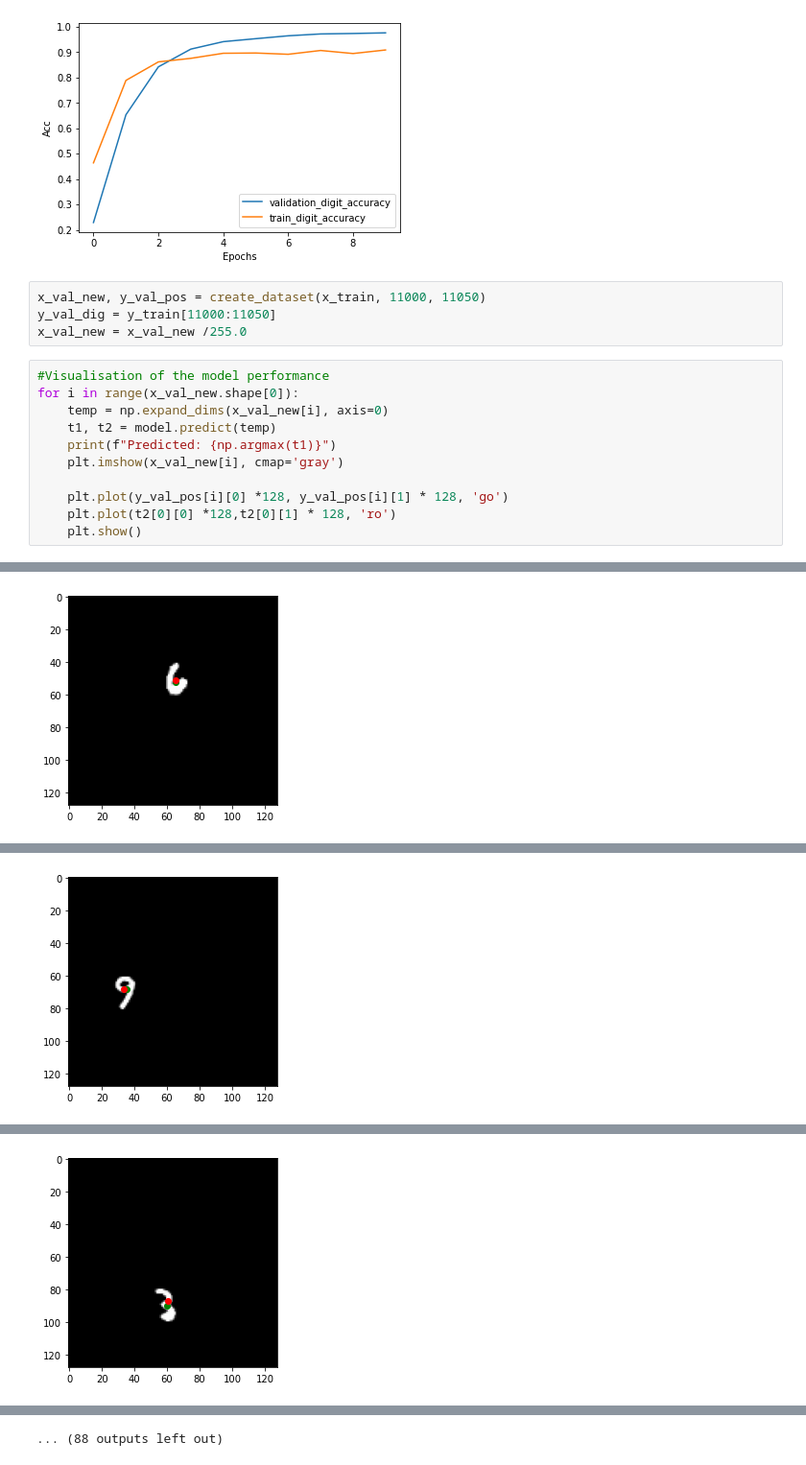
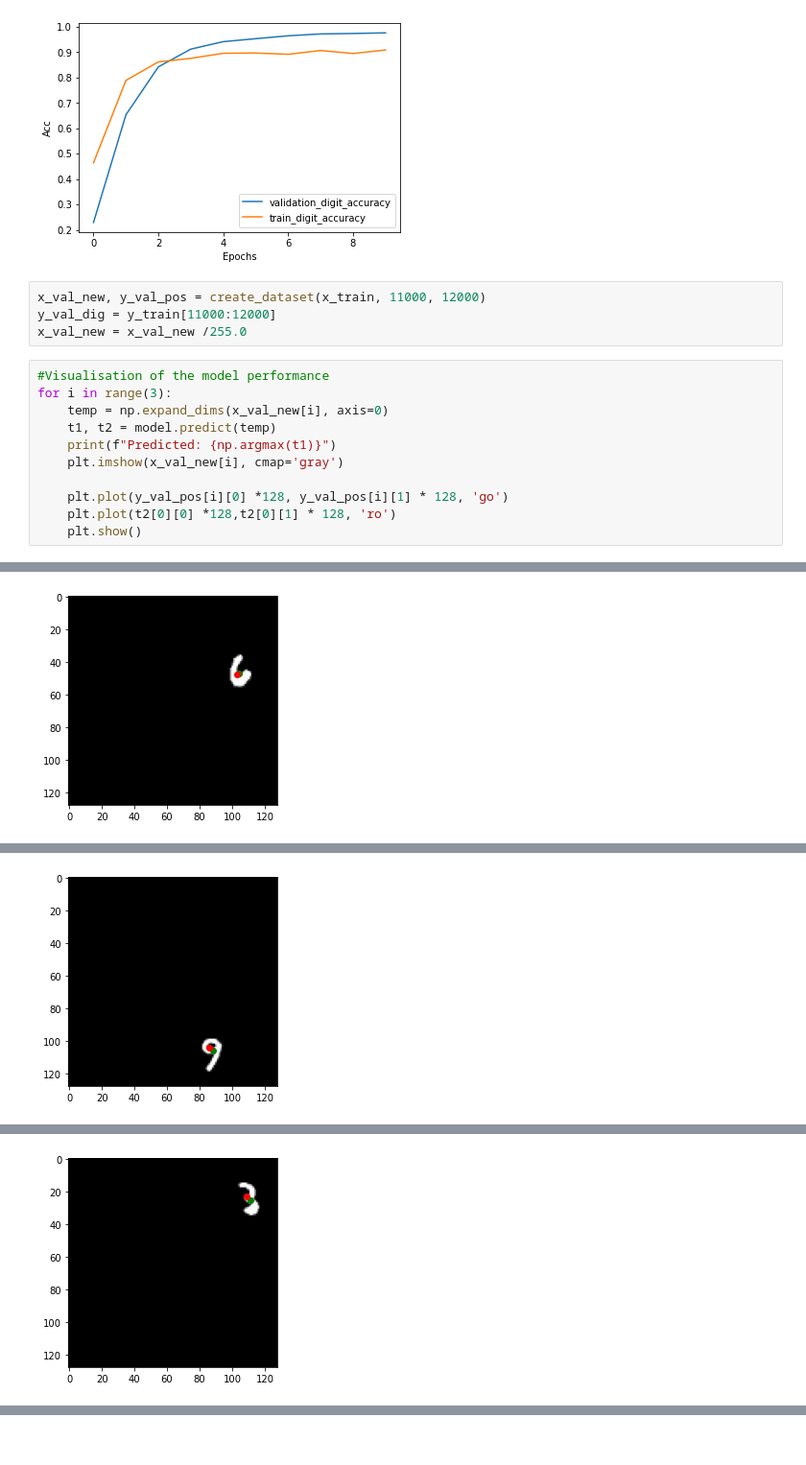
Before and after one commit to milantokic/object_detection, a Jupyter notebook: MNIST Object detection dataset.ipynb, the cells around one changed output, grey strips where cells are left out. Shown at 96% size. Drawn from its saved outputs; the diff is of its cells as text.

```diff
--- a/MNIST Object detection dataset.ipynb
+++ b/MNIST Object detection dataset.ipynb
@@ -163,12 +164,12 @@ plt.show()
 # %% [output]
 [figure]
 # %%
-x_val_new, y_val_pos = create_dataset(x_train, 11000, 11050)
-y_val_dig = y_train[11000:11050]
+x_val_new, y_val_pos = create_dataset(x_train, 11000, 12000)
+y_val_dig = y_train[11000:12000]
 x_val_new = x_val_new /255.0
 # %%
 #Visualisation of the model performance
-for i in range(x_val_new.shape[0]):
+for i in range(3):
     temp = np.expand_dims(x_val_new[i], axis=0)
     t1, t2 = model.predict(temp)
     print(f"Predicted: {np.argmax(t1)}")
@@ -182,2 +183,2 @@ for i in range(x_val_new.shape[0]):
 Predicted: 6
-[figure, old version]
+[figure, new version]
@@ -185,2 +186,2 @@ Predicted: 6
 Predicted: 9
-[figure, old version]
+[figure, new version]
@@ -188,2 +189,2 @@ Predicted: 9
 Predicted: 3
-[figure, old version]
+[figure, new version]
@@ -199 +190,0 @@ Predicted: 4
-... (88 outputs left out)
```
Also changed, not shown: parts of 7 cells of this notebook.
